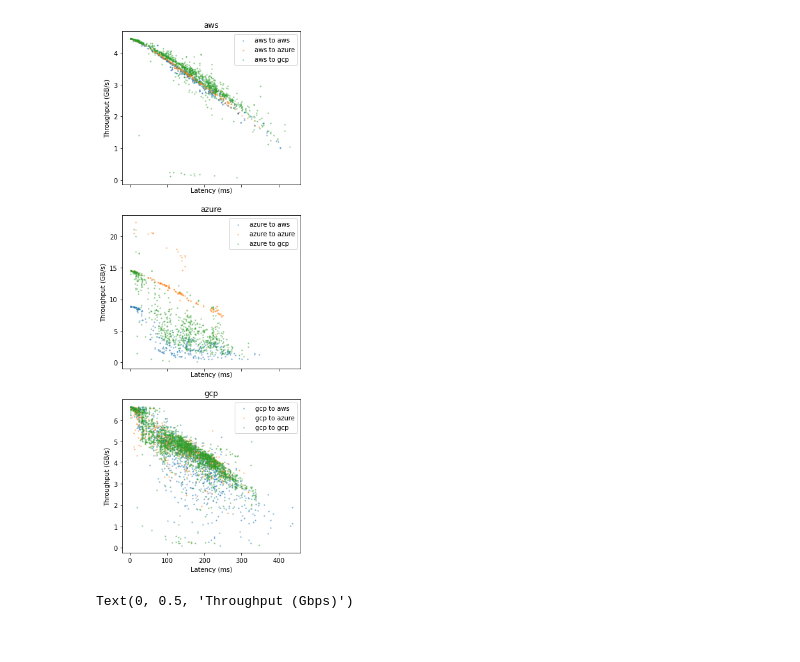
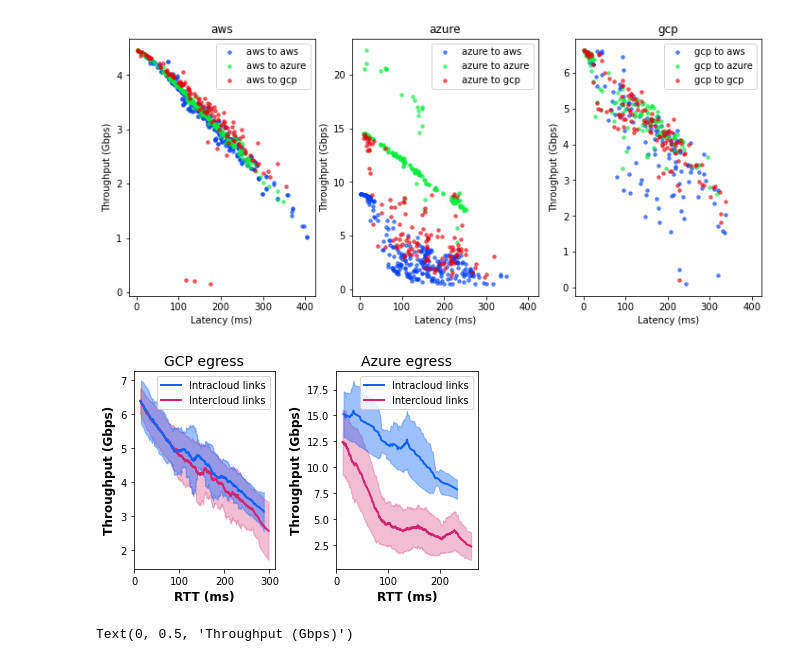
Before and after one commit to skyplane-project/skyplane, a Jupyter notebook: nb/04-14-2022_plot_intrainter_network.ipynb, the cells around one changed output. Cells and saved outputs as stored; diff of their text form; code cells hidden in the pictures.

```diff
--- a/nb/04-14-2022_plot_intrainter_network.ipynb
+++ b/nb/04-14-2022_plot_intrainter_network.ipynb
@@ -2,6 +2,9 @@
 import pandas as pd
 import numpy as np
 import matplotlib.pyplot as plt
+
+plt.style.use("seaborn-bright")
+plt.set_cmap("plasma")
 
 from pathlib import Path
 
@@ -51,19 +55,81 @@ df
 # %%
 # plot scatter plot of latency versus throughput, color by src_cloud
-fig, axs = plt.subplots(3, 1, figsize=(5, 15), sharex=True, sharey=False)
+fig, axs = plt.subplots(1, 3, figsize=(12, 5), sharex=True, sharey=False)
 for ax, src_cloud in zip(axs, ["aws", "azure", "gcp"]):
     for dst_cloud in ["aws", "azure", "gcp"]:
         df_sub = df[(df.src_cloud == src_cloud) & (df.dst_cloud == dst_cloud)]
-        ax.scatter(df_sub.latency_ms, df_sub.throughput_gbps, label=f"{src_cloud} to {dst_cloud}", alpha=0.4, s=2)
+        if src_cloud == "gcp" or dst_cloud == "gcp":
+            df_sub = df_sub.sample(min(128, len(df_sub)))
+        ax.scatter(df_sub.latency_ms, df_sub.throughput_gbps, label=f"{src_cloud} to {dst_cloud}", alpha=0.6, s=12)
         ax.set_ylabel("Throughput (Gbps)")
         ax.set_xlabel("Latency (ms)")
         ax.set_title(f"{src_cloud}")
         ax.legend()
 fig.set_facecolor("white")
 fig.savefig(skylark_root / "data/figures" / "latency_vs_throughput.png", bbox_inches="tight", dpi=200)
 fig.savefig(skylark_root / "data/figures" / "latency_vs_throughput.pdf", bbox_inches="tight")
 # %% [output]
-[figure, old version]
+[figure, new version]
+# %%
+# same plot as above, but show line with confidence interval
+color_inter = "#d02670"
+color_intra = "#0f62fe"
+fig, axs = plt.subplots(1, 2, figsize=(5.5, 3.75), sharex=False, sharey=False)
+for ax, src_cloud in zip(axs, ["gcp", "azure"]):
+
+    if src_cloud == "azure":
+        w_inter = 96
+        w_intra = 28
+    else:
+        w_inter = 128
+        w_intra = 164
+
+    df_intracloud = df[(df.src_cloud == src_cloud) & (df.dst_cloud == src_cloud)].sort_values("latency_ms")
+    df_intercloud = df[(df.src_cloud == src_cloud) & (df.dst_cloud != src_cloud)].sort_values("latency_ms")
+
+    # plot intercloud
+    mean_df = df_intercloud.sort_values("latency_ms")[["latency_ms", "throughput_gbps"]].rolling(window=w_inter).mean()
+    std_df = df_intercloud.sort_values("latency_ms")[["latency_ms", "throughput_gbps"]].rolling(window=w_inter).std()
+    ax.plot(mean_df.latency_ms, mean_df.throughput_gbps, label=f"Intercloud links", alpha=1.0, lw=2, color=color_inter)
+    ax.fill_between(
+        mean_df.latency_ms,
+        mean_df.throughput_gbps - std_df.throughput_gbps,
+        mean_df.throughput_gbps + std_df.throughput_gbps,
+        alpha=0.3,
+        color=color_inter,
+    )
+    ax.set_ylabel("Throughput (Gbps)", fontsize=12, fontweight="bold")
+    ax.set_xlabel("Latency (ms)", fontsize=12, fontweight="bold")
+    ax.legend()
+
+    # plot intracloud
+    mean_df = df_intracloud.sort_values("latency_ms")[["latency_ms", "throughput_gbps"]].rolling(window=w_intra).mean()
+    std_df = df_intracloud.sort_values("latency_ms")[["latency_ms", "throughput_gbps"]].rolling(window=w_intra).std()
+    ax.plot(mean_df.latency_ms, mean_df.throughput_gbps, label=f"Intracloud links", alpha=1.0, lw=2, color=color_intra)
+    ax.fill_between(
+        mean_df.latency_ms,
+        mean_df.throughput_gbps - std_df.throughput_gbps,
+        mean_df.throughput_gbps + std_df.throughput_gbps,
+        alpha=0.4,
+        color=color_intra,
+    )
+    ax.set_ylabel("Throughput (Gbps)", fontsize=12, fontweight="bold")
+    ax.set_xlabel("RTT (ms)", fontsize=12, fontweight="bold")
+
+    if src_cloud == "gcp":
+        ax.set_title(f"GCP egress", fontsize=14)
+    elif src_cloud == "azure":
+        ax.set_title(f"Azure egress", fontsize=14)
+    elif src_cloud == "aws":
+        ax.set_title(f"AWS egress", fontsize=14)
+    handles, labels = ax.get_legend_handles_labels()
+    ax.legend(handles[::-1], labels[::-1], loc="upper right")
+fig.tight_layout()
+fig.patch.set_facecolor("white")
+fig.savefig(skylark_root / "data/figures" / "latency_vs_throughput_inter_intra.png", bbox_inches="tight", dpi=200)
+fig.savefig(skylark_root / "data/figures" / "latency_vs_throughput_inter_intra.pdf", bbox_inches="tight")
+# %% [output]
+[figure, added]
 # %%
 # plot 9 rows in one figure with one boxplot for each row
 fig, ax = plt.subplots(
```
Also changed, not shown: parts of 1 cell of this notebook, 26 other files.
